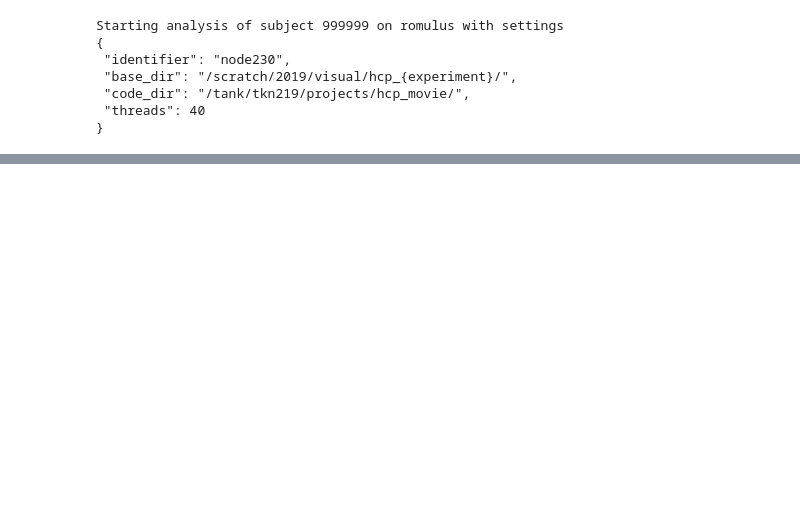
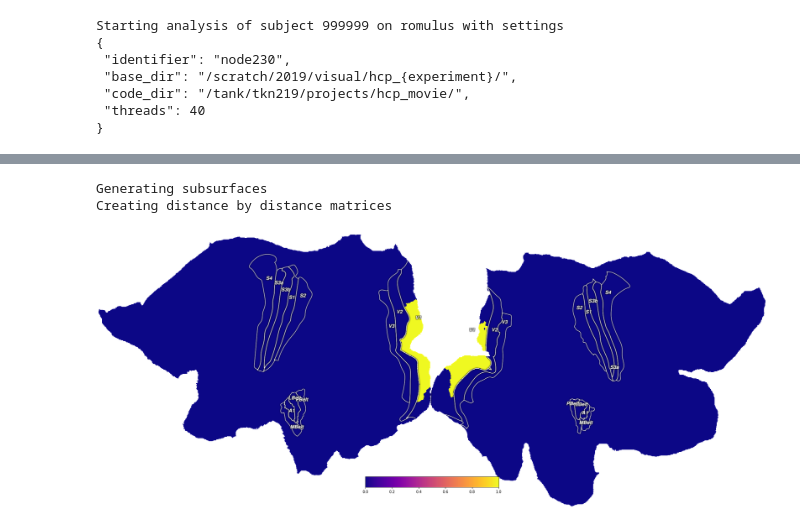
Before and after one commit to RonvdKlundert/cfdn, a Jupyter notebook: notebooks/hcp_practice.ipynb, the cells around one changed output, grey strips where cells are left out. Cells and saved outputs as stored; diff of their text form; code cells hidden in the pictures; blank space fills up the shorter version.

```diff
--- a/notebooks/hcp_practice.ipynb
+++ b/notebooks/hcp_practice.ipynb
@@ -45,0 +344,34 @@ ab.
+# %%
+roi_verts = cx.get_roi_verts('hcp_999999', 'V1',mask=True)
+
+maskL=roi_verts['V1'][:59292]
+maskR=roi_verts['V1'][59292:]
+
+myv1surf=Subsurface('hcp_999999',[maskL,maskR]) # surf = fiducial, inflated, veryinflated,
+# hyperinflated, superinflated, flat, sphere
+
+myv1surf.create()
+
+# load prf paramaters for creating visual space distance matrix and limiting the vertices
+what = h5py.File(ab.prf_parameter_h5file, "r")
+V1_params = np.concatenate([np.array(what['prf_iterative_parameters']['v1_L']), np.array(what['prf_iterative_parameters']['v1_R'])])
+V1_params_full = np.zeros([118584, 6])
+V1_params_full[:] = np.nan
+V1_params_full[boolmask] = V1_params
+V1_params_full[~V1_mask] = np.nan
+gfn_ecc = ecc(V1_params_full[:,0], V1_params_full[:,1])
+gfn_rsq = V1_params_full[:,-1]
+# max_ecc_size = ab.prf_ecc_threshold
+max_ecc_size = np.nanmax(gfn_ecc)
+maxrsq = 0.2
+# maxrsq = np.nanmax(gfn_rsq)
+
+myv1surf.limit_vertices(gfn_ecc, gfn_rsq, max_ecc_size, maxrsq)
+myv1surf.create_visual_space(V1_params_full[:,0], V1_params_full[:,1])
+# %% [output]
+Generating subsurfaces
+Creating distance by distance matrices
+# %%
+cx.quickshow(cx.Vertex(myv1surf.intmask, subject='hcp_999999', cmap='plasma'), with_curvature=True);
+# %% [output]
+[figure, added]
```
Also changed, not shown: parts of 60 cells of this notebook, 13 other files.
